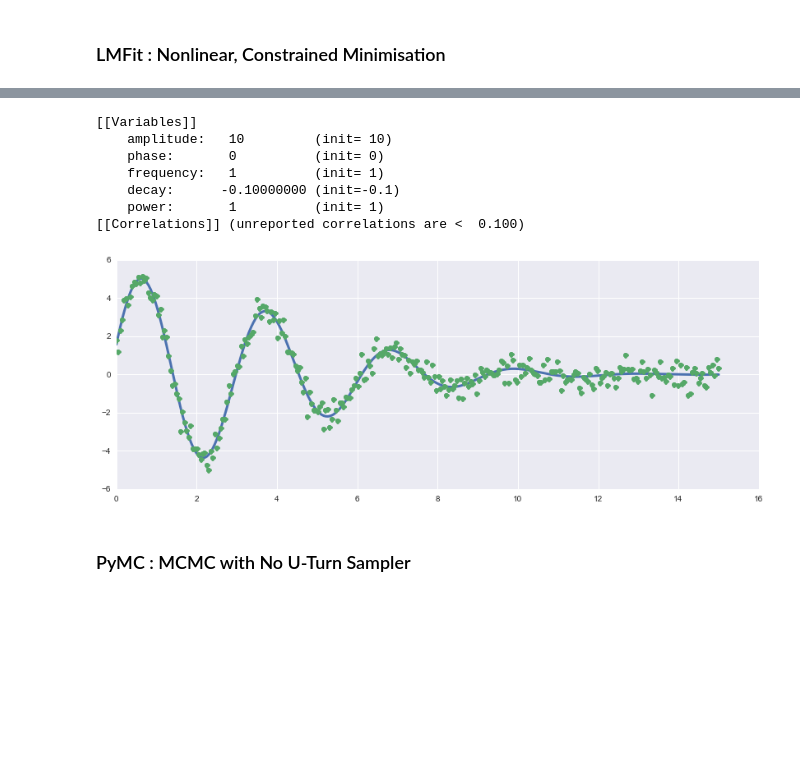
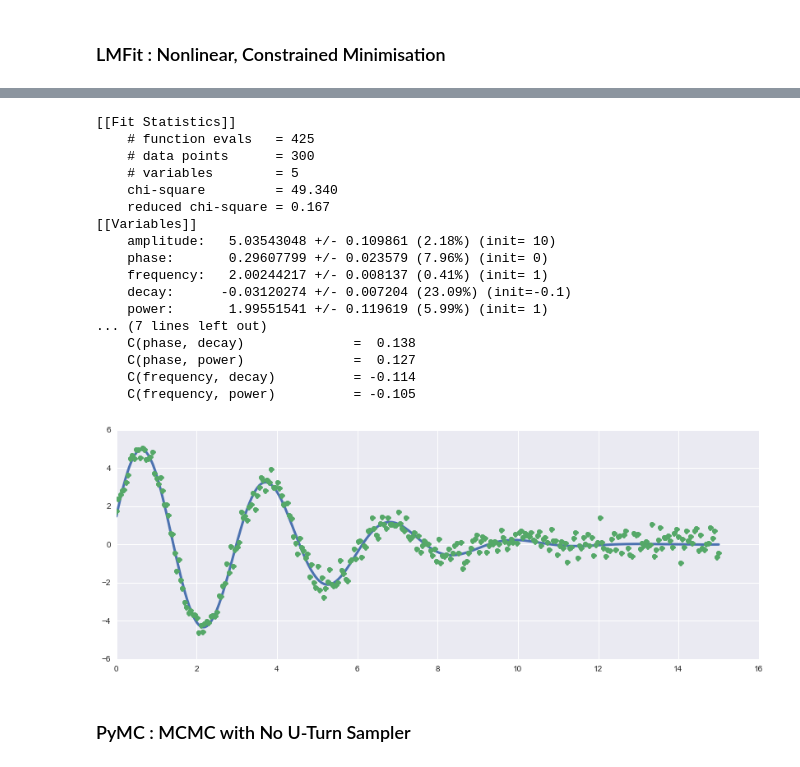
Before and after one commit to QCaudron/Python-Workshop, a Jupyter notebook: 3.Demos.ipynb, the cells around one changed output, grey strips where cells are left out. Drawn from its saved outputs; the diff is of its cells as text; code cells hidden in the pictures; blank space fills up the shorter version.

```diff
--- a/3.Demos.ipynb
+++ b/3.Demos.ipynb
@@ -43,40 +43,50 @@ plt.plot(x, y, lw=3)
 # %%
 # We can use lmfit to fit this function to a model
 def objectivefunction(params, x, data) :
     amplitude = params["amplitude"].value
     phase = params["phase"].value
     frequency = params["frequency"].value
     decay = params["decay"].value
     power = params["power"].value
 
     model = amplitude * np.sin(frequency * x + phase) * np.exp(decay * (x**power))
     return model - data
 
 
 # We create a parameters structure
 params = lm.Parameters()
 params.add("amplitude", value=10, min=0)
 params.add("phase", value=0, min=-np.pi, max=np.pi)
 params.add("frequency", value=1)
 params.add("decay", value=-0.1, max=-0.01)
 params.add("power", value=1, min=0.5)
 
 # Fit the function
 result = lm.minimize(objectivefunction, params, args = (x, y))
 
 plt.plot(x, y + result.residual, linewidth=3)
 plt.plot(x, y, "o")
 
-lm.report_fit(params)
+lm.report_fit(result)
 # %% [output]
+[[Fit Statistics]]
+    # function evals   = 425
+    # data points      = 300
+    # variables        = 5
+    chi-square         = 49.340
+    reduced chi-square = 0.167
 [[Variables]]
-    amplitude:   10         (init= 10)
-    phase:       0          (init= 0)
-    frequency:   1          (init= 1)
-    decay:      -0.10000000 (init=-0.1)
-    power:       1          (init= 1)
-[[Correlations]] (unreported correlations are <  0.100)
+    amplitude:   5.03543048 +/- 0.109861 (2.18%) (init= 10)
+    phase:       0.29607799 +/- 0.023579 (7.96%) (init= 0)
+    frequency:   2.00244217 +/- 0.008137 (0.41%) (init= 1)
+    decay:      -0.03120274 +/- 0.007204 (23.09%) (init=-0.1)
+    power:       1.99551541 +/- 0.119619 (5.99%) (init= 1)
+... (7 lines left out)
+    C(phase, decay)              =  0.138
+    C(phase, power)              =  0.127
+    C(frequency, decay)          = -0.114
+    C(frequency, power)          = -0.105
-[figure, old version]
+[figure, new version]
 # %% [markdown]
 ### PyMC : MCMC with No U-Turn Sampler
 # %% [markdown]
```
Also changed, not shown: parts of 7 cells of this notebook, 8 other files.
